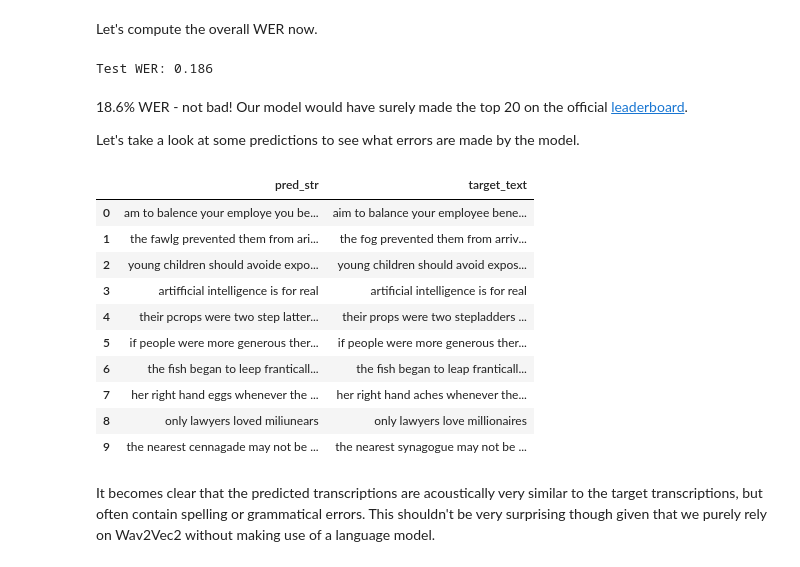
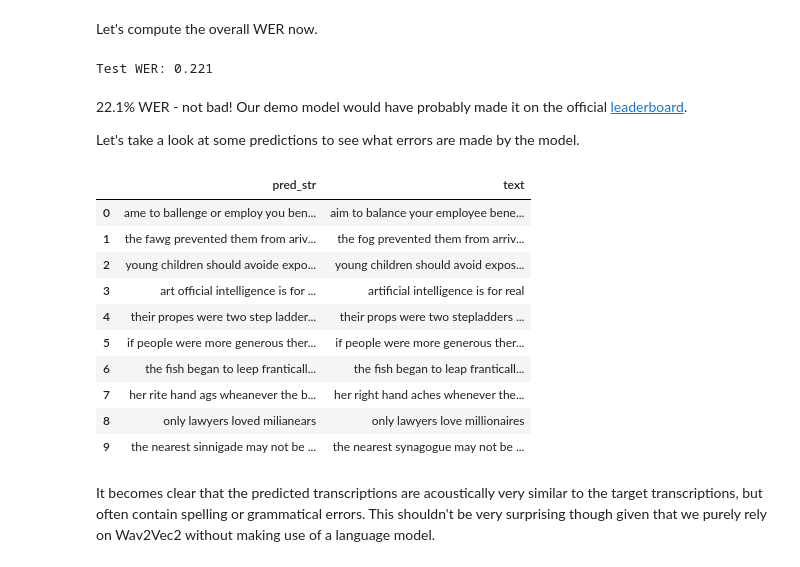
Before and after one commit to patrickvonplaten/notebooks, a Jupyter notebook: Fine_tuning_Wav2Vec2_for_English_ASR.ipynb, the cells around one changed output. Cells and saved outputs as stored; diff of their text form; code cells hidden in the pictures.

```diff
--- a/Fine_tuning_Wav2Vec2_for_English_ASR.ipynb
+++ b/Fine_tuning_Wav2Vec2_for_English_ASR.ipynb
@@ -579,5 +678,5 @@ In the final part, we evaluate our fine-tuned model on the test set and play aro
 
 Let's load the `processor` and `model`.
 # %%
-processor = Wav2Vec2Processor.from_pretrained("patrickvonplaten/wav2vec2-base-timit-demo")
+processor = Wav2Vec2Processor.from_pretrained("patrickvonplaten/wav2vec2-base-timit-demo-colab")
 # %% [output]
@@ -585,2 +714,2 @@ Special tokens have been added in the vocabulary, make sure the associated word
 # %%
-model = Wav2Vec2ForCTC.from_pretrained("patrickvonplaten/wav2vec2-base-timit-demo")
+model = Wav2Vec2ForCTC.from_pretrained("patrickvonplaten/wav2vec2-base-timit-demo-colab")
@@ -590,46 +745,41 @@ Now, we will make use of the `map(...)` function to predict the transcription of
 **Note**: we evaluate the test data set with `batch_size=1` on purpose due to this [issue](https://github.com/pytorch/fairseq/issues/3227). Since padded inputs don't yield the exact same output as non-padded inputs, a better WER can be achieved by not padding the input at all.
 # %%
 def map_to_result(batch):
-  model.to("cuda")
-  input_values = processor(
-      batch["speech"],
-      sampling_rate=batch["sampling_rate"],
-      return_tensors="pt"
-  ).input_values.to("cuda")
-
   with torch.no_grad():
+    input_values = torch.tensor(batch["input_values"], device="cuda").unsqueeze(0)
     logits = model(input_values).logits
 
   pred_ids = torch.argmax(logits, dim=-1)
   batch["pred_str"] = processor.batch_decode(pred_ids)[0]
+  batch["text"] = processor.decode(batch["labels"], group_tokens=False)
 
   return batch
 # %%
-results = timit["test"].map(map_to_result)
+results = timit["test"].map(map_to_result, remove_columns=timit["test"].column_names)
 # %% [markdown]
 Let's compute the overall WER now.
 # %%
-print("Test WER: {:.3f}".format(wer_metric.compute(predictions=results["pred_str"], references=results["target_text"])))
+print("Test WER: {:.3f}".format(wer_metric.compute(predictions=results["pred_str"], references=results["text"])))
 # %% [output]
-Test WER: 0.186
+Test WER: 0.221
 # %% [markdown]
-18.6% WER - not bad! Our model would have surely made the top 20 on the official [leaderboard](https://paperswithcode.com/sota/speech-recognition-on-timit).
+22.1% WER - not bad! Our demo model would have probably made it on the official [leaderboard](https://paperswithcode.com/sota/speech-recognition-on-timit).
 
 Let's take a look at some predictions to see what errors are made by the model.
 # %%
-show_random_elements(results.remove_columns(["speech", "sampling_rate"]))
+show_random_elements(results)
 # %% [output]
-|  | pred_str | target_text |
-| 0 | am to balence your employe you be... | aim to balance your employee bene... |
-| 1 | the fawlg prevented them from ari... | the fog prevented them from arriv... |
+|  | pred_str | text |
+| 0 | ame to ballenge or employ you ben... | aim to balance your employee bene... |
+| 1 | the fawg prevented them from ariv... | the fog prevented them from arriv... |
 | 2 | young children should avoide expo... | young children should avoid expos... |
-| 3 | artifficial intelligence is for real | artificial intelligence is for real |
-| 4 | their pcrops were two step latter... | their props were two stepladders ... |
+| 3 | art official intelligence is for ... | artificial intelligence is for real |
+| 4 | their propes were two step ladder... | their props were two stepladders ... |
 | 5 | if people were more generous ther... | if people were more generous ther... |
 | 6 | the fish began to leep franticall... | the fish began to leap franticall... |
-| 7 | her right hand eggs whenever the ... | her right hand aches whenever the... |
-| 8 | only lawyers loved miliunears | only lawyers love millionaires |
-| 9 | the nearest cennagade may not be ... | the nearest synagogue may not be ... |
+| 7 | her rite hand ags wheanever the b... | her right hand aches whenever the... |
+| 8 | only lawyers loved milianears | only lawyers love millionaires |
+| 9 | the nearest sinnigade may not be ... | the nearest synagogue may not be ... |
 # %% [markdown]
 It becomes clear that the predicted transcriptions are acoustically very similar to the target transcriptions, but often contain spelling or grammatical errors. This shouldn't be very surprising though given that we purely rely on Wav2Vec2 without making use of a language model.
 # %% [markdown]
```
Also changed, not shown: parts of 61 cells of this notebook.
